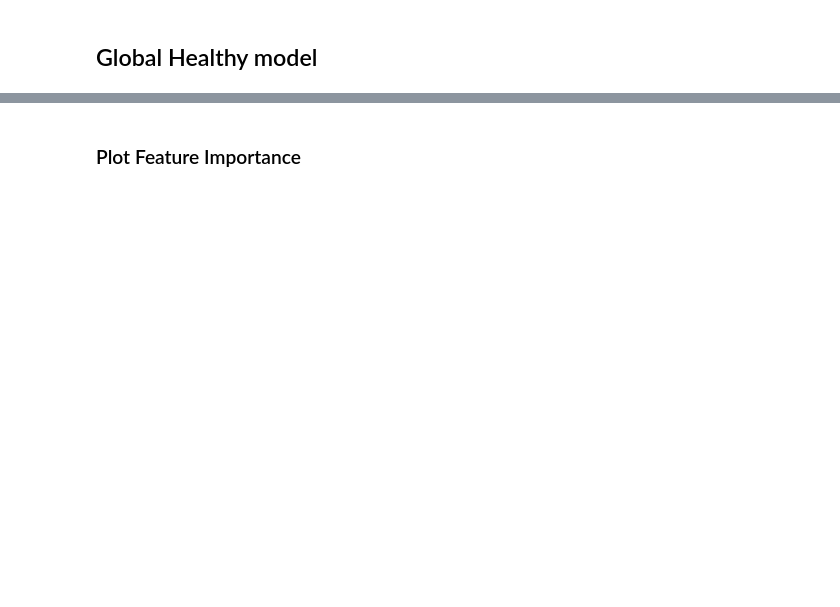
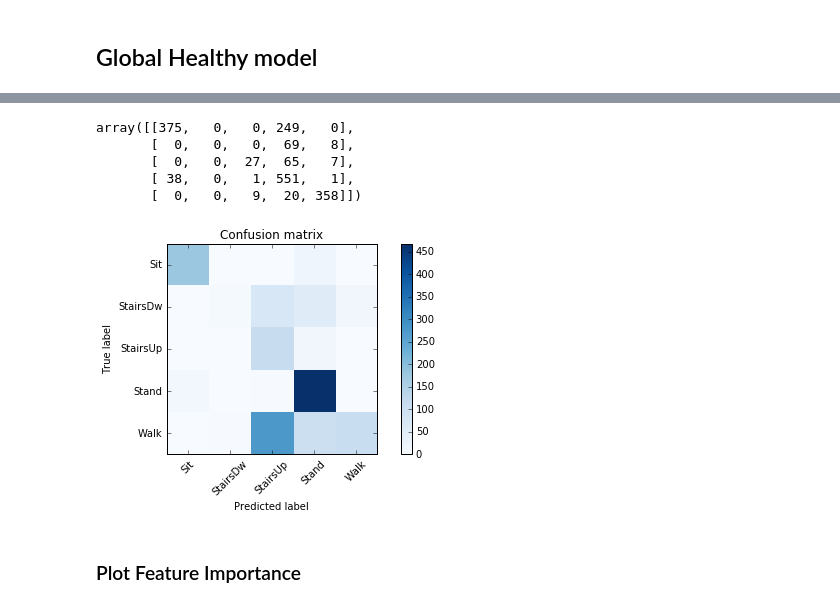
Before and after one commit to aakashng/SpeClass, a Jupyter notebook: PyCode/SpeClass-3Sess-Xplore.ipynb, the cells around one changed output, grey strips where cells are left out. Drawn from its saved outputs; the diff is of its cells as text; code cells hidden in the pictures; blank space fills up the shorter version.

```diff
--- a/PyCode/SpeClass-3Sess-Xplore.ipynb
+++ b/PyCode/SpeClass-3Sess-Xplore.ipynb
@@ -284,0 +188,34 @@ median Bacc - Healthy model = 0.51313696614
+# %%
+#test on each patient (CBR)
+SOacc = np.zeros(len(PatientCodes))
+acc_class_subj = [] #accuracy per class for each subject
+cmat_H = {} #store confusion mats, precision and recall for all subjects
+prec_H = {}
+recall_H ={}
+k = 0
+for s in PatientCodes:
+    test = CBRData[(CBRData['SubjID'] == s)]
+    Xtest = test.select_columns(feature_cols).to_numpy()
+    ytest = test.select_columns(label_cols).to_numpy()
+    ytest = ytest.reshape(-1) #to squeeze last dimension and obtain a 1D array
+    Nclasses = len(test['Label'].unique()) #How many activities we have for this patient in test data
+
+    print 'Test on Patient %s, Train samples=%s, Test samples=%s, Nclass test=%s'%(s,len(ytrain),len(ytest),Nclasses)
+    ypred = clf.predict(Xtest)
+
+    #balanced accuracy
+    SOacc[k],acc_class = Balanced_acc(ypred,ytest)
+    acc_class_subj.append(acc_class)
+    #confusion matrix
+    cmat = confusion_matrix(ytest, ypred,labels=[0,1,2,3,4]) #labels=["Sit","Stairs Dw","Stairs Up","Stand","Walk"])
+    prec,recall = prec_rec(cmat)
+    #assemble data in dicts
+    key = 'S'+np.array_str(s) #subj code
+    cmat_H.update({key:cmat})
+    prec_H.update({s:prec})
+    recall_H.update({s:recall})
+
+    print 'BAcc = {:.2f}'.format(SOacc[k])
+    k = k+1
+
+print '\nmedian Bacc - Healthy model = %s'%np.median(SOacc)
@@ -285,3 +240,16 @@ median Bacc - Healthy model = 0.51313696614
+# %%
+cmat_H['S14']
+# %% [output]
+array([[375,   0,   0, 249,   0],
+       [  0,   0,   0,  69,   8],
+       [  0,   0,  27,  65,   7],
+       [ 38,   0,   1, 551,   1],
+       [  0,   0,   9,  20, 358]])
+# %%
+plt.figure()
+plot_confusion_matrix(cmat_H['S24'])
+# %% [output]
+[figure, added]
 # %% [markdown]
 ### Plot Feature Importance
 # %%
```
Also changed, not shown: parts of 33 cells of this notebook.
